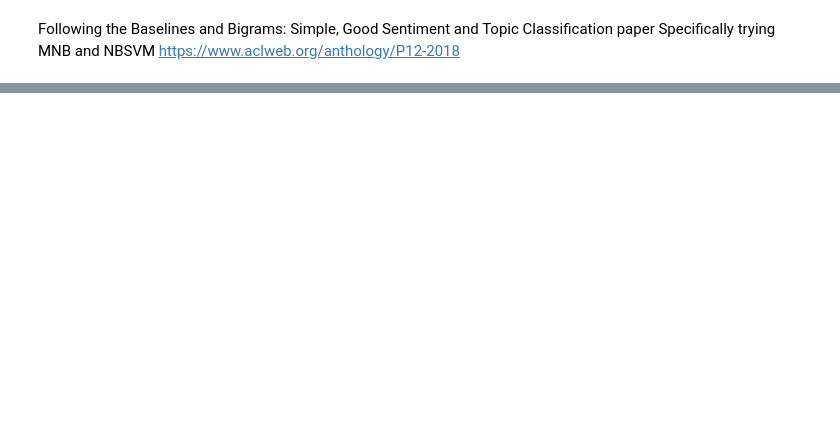
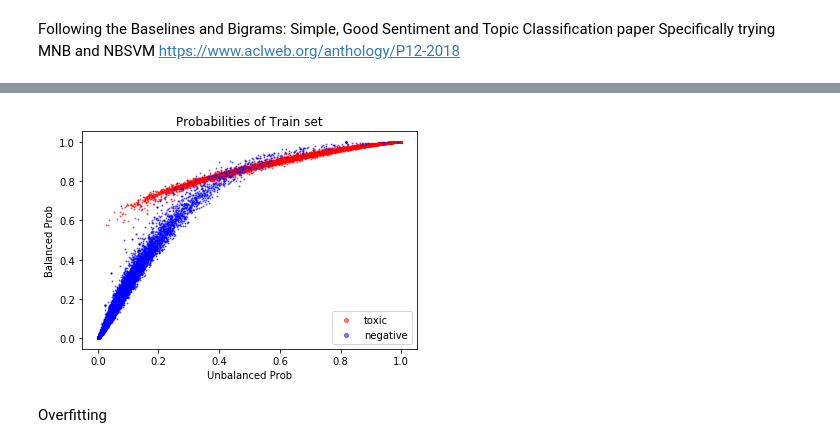
Before and after one commit to gpoon/toxic_comment_kaggle, a Jupyter notebook: Baselines and Bigrams.ipynb, the cells around one changed output, grey strips where cells are left out. Saved outputs shown, nothing was run; the diff lists cells and outputs as text; code cells hidden in the pictures; blank space fills up the shorter version.

```diff
--- a/Baselines and Bigrams.ipynb
+++ b/Baselines and Bigrams.ipynb
@@ -44,7 +46,7 @@ lr = LogisticRegression()
 # %%
 search_params = {
     'tol': [1e-3, 1e-4],
-    'C': [1., 4., 8., 16.]
+    'C': [1., 4., 8.]
 }
 # %%
 best_params = {}
@@ -113,0 +124,20 @@ False Negative rate is really high likely due to severe class imbalance.
+# %%
+recall_params = {}
+recall_estimators = {}
+recall_rs = {}
+best_recall_score = {}
+recall_test_score = {}
+for c in classes:
+    print 'Training {}'.format(c)
+    t = time.time()
+    y_pos = y_train[y_train[c] == 1][c].values
+    y_neg = y_train[y_train[c] == 0][c].values
+    r = get_r(X_train_tfidf, y_pos, y_neg)
+    clf = GridSearchCV(lr, recall_search_params, scoring='recall', cv=10)
+    clf.fit(X_train_tfidf.multiply(r), y_train[c].values)
+    recall_params[c] = clf.best_params_
+    recall_estimators[c] = clf.best_estimator_
+    recall_rs[c] = r
+    best_recall_score[c] = clf.best_score_
+    recall_test_score[c] = recall_score(y_test[c].values, [1 if p > 0.5 else 0 for p in clf.best_estimator_.predict_proba(X_test_tfidf.multiply(r))[:,1]])
+    print 'Took {} seconds'.format(time.time() - t)
@@ -113,0 +163,6 @@ False Negative rate is really high likely due to severe class imbalance.
+# %%
+print 'Best parameters by Class:'
+for c in classes:
+    print c, recall_params[c]
+    print 'Confusion matrix'
+    print confusion_matrix(y_test[c], [1 if x > 0.5 else 0 for x in recall_estimators[c].predict_proba(X_test_tfidf.multiply(rs[c]))[:,1]])
@@ -113,0 +187,21 @@ False Negative rate is really high likely due to severe class imbalance.
+# %%
+df_train_prob = pd.DataFrame(np.array([best_estimators[c].predict_proba(X_train_tfidf.multiply(rs[c]))[:,1],
+                                       recall_estimators[c].predict_proba(X_train_tfidf.multiply(rs[c]))[:,1],
+                                       y_train[c]]).T,
+                            columns=['unbalanced', 'balanced', 'actual'])
+# %%
+plt.scatter(df_train_prob[df_train_prob.actual == 1].unbalanced,
+            df_train_prob[df_train_prob.actual == 1].balanced,
+            color='red', label=c, alpha=0.5, s=1)
+plt.scatter(df_train_prob[df_train_prob.actual == 0].unbalanced,
+            df_train_prob[df_train_prob.actual == 0].balanced,
+            color='blue', label='negative', alpha=0.5, s=1)
+plt.xlabel('Unbalanced Prob')
+plt.ylabel('Balanced Prob')
+plt.title('Probabilities of Train set')
+plt.legend(loc=4, markerscale=4)
+plt.show()
+# %% [output]
+[figure, added]
+# %% [markdown]
+Overfitting
```
Also changed, not shown: parts of 20 cells of this notebook, 1 other file.
